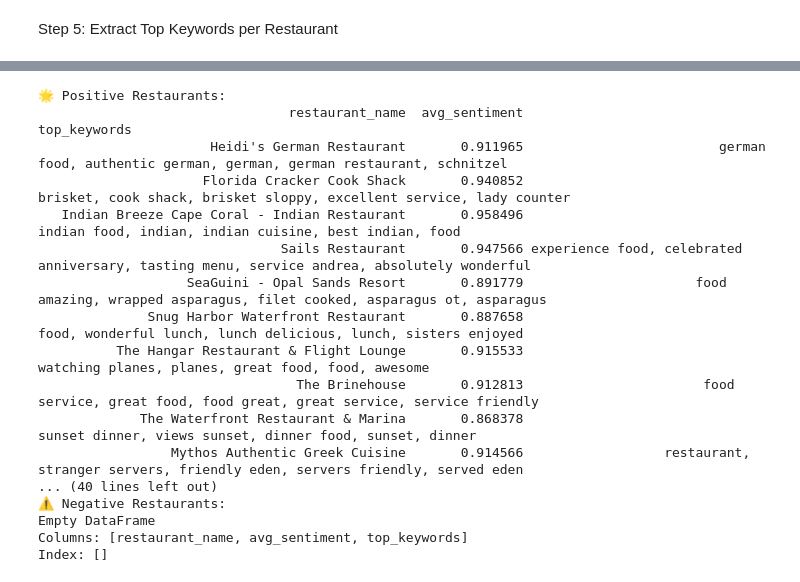
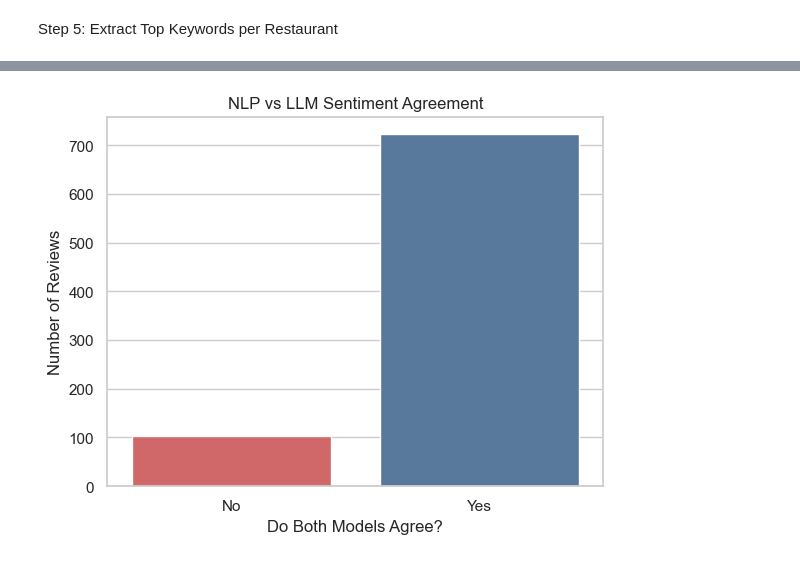
Before and after one commit to Ramisanan/restaurant-sentiment-analysis, a Jupyter notebook: visualization.ipynb, the cells around one changed output, grey strips where cells are left out. Saved outputs shown, nothing was run; the diff lists cells and outputs as text; code cells hidden in the pictures.

```diff
--- a/visualization.ipynb
+++ b/visualization.ipynb
@@ -97,0 +54,7 @@ restaurant_summary["sentiment_category"] = restaurant_summary["avg_sentiment"].a
+# %%
+combined_df = nlp_df.merge(llm_df, on=["review_id", "restaurant_id"], suffixes=("_nlp", "_llm"))
+
+# Boolean flag if both models agree on sentiment
+combined_df["same_sentiment"] = combined_df["nlp_label_std"] == combined_df["llm_label_std"]
+
+print(combined_df.head())
@@ -121,27 +80,0 @@ restaurant_summary.head()
-# %%
-positive_restaurants = restaurant_summary[restaurant_summary["sentiment_category"] == "Positive"]
-negative_restaurants = restaurant_summary[restaurant_summary["sentiment_category"] == "Negative"]
-
-print("🌟 Positive Restaurants:")
-print(positive_restaurants[["restaurant_name", "avg_sentiment", "top_keywords"]].to_string(index=False))
-
-print("\n⚠️ Negative Restaurants:")
-print(negative_restaurants[["restaurant_name", "avg_sentiment", "top_keywords"]].to_string(index=False))
-# %% [output]
-🌟 Positive Restaurants:
-                                restaurant_name  avg_sentiment                                                                                top_keywords
-                      Heidi's German Restaurant       0.911965                         german food, authentic german, german, german restaurant, schnitzel
-                     Florida Cracker Cook Shack       0.940852                        brisket, cook shack, brisket sloppy, excellent service, lady counter
-   Indian Breeze Cape Coral - Indian Restaurant       0.958496                                      indian food, indian, indian cuisine, best indian, food
-                               Sails Restaurant       0.947566 experience food, celebrated anniversary, tasting menu, service andrea, absolutely wonderful
-                   SeaGuini - Opal Sands Resort       0.891779                      food amazing, wrapped asparagus, filet cooked, asparagus ot, asparagus
-              Snug Harbor Waterfront Restaurant       0.887658                              food, wonderful lunch, lunch delicious, lunch, sisters enjoyed
-          The Hangar Restaurant & Flight Lounge       0.915533                                          watching planes, planes, great food, food, awesome
-                                 The Brinehouse       0.912813                       food service, great food, food great, great service, service friendly
-             The Waterfront Restaurant & Marina       0.868378                                    sunset dinner, views sunset, dinner food, sunset, dinner
-                 Mythos Authentic Greek Cuisine       0.914566                  restaurant, stranger servers, friendly eden, servers friendly, served eden
-... (40 lines left out)
-⚠️ Negative Restaurants:
-Empty DataFrame
-Columns: [restaurant_name, avg_sentiment, top_keywords]
-Index: []
@@ -157,0 +81,10 @@ negative_kw_df = pd.DataFrame(neg_counter.most_common(15), columns=["keyword", "
+# %%
+sns.countplot(data=combined_df, x="same_sentiment", hue="same_sentiment",
+              palette=["#E15759", "#4E79A7"], legend=False)
+plt.title("NLP vs LLM Sentiment Agreement")
+plt.xlabel("Do Both Models Agree?")
+plt.ylabel("Number of Reviews")
+plt.xticks([0, 1], ["No", "Yes"])
+plt.show()
+# %% [output]
+[figure, added]
```
Also changed, not shown: parts of 21 cells of this notebook.
